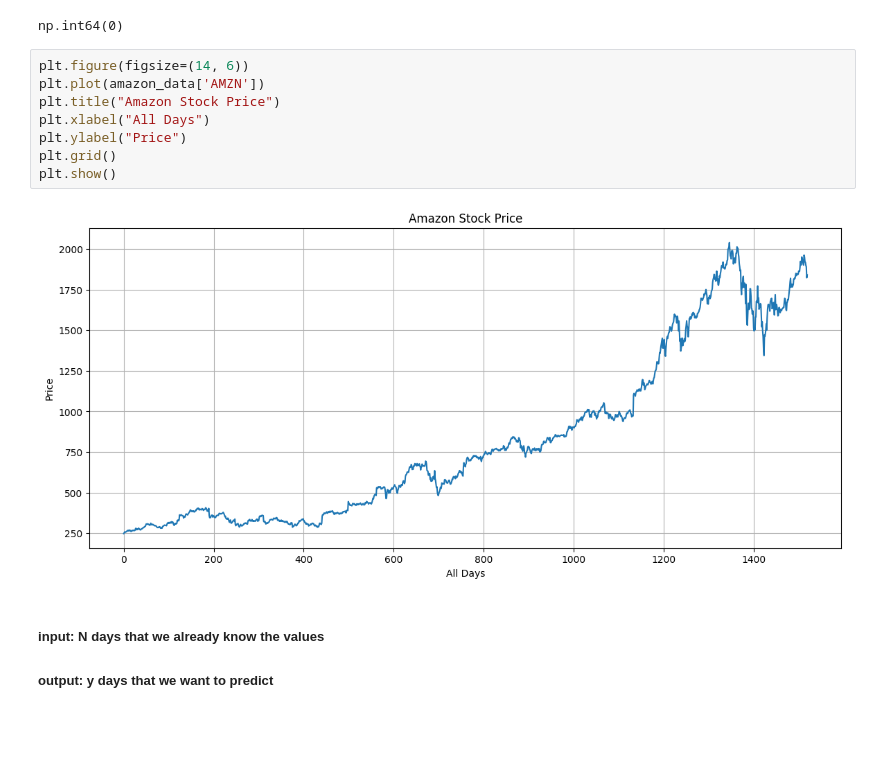
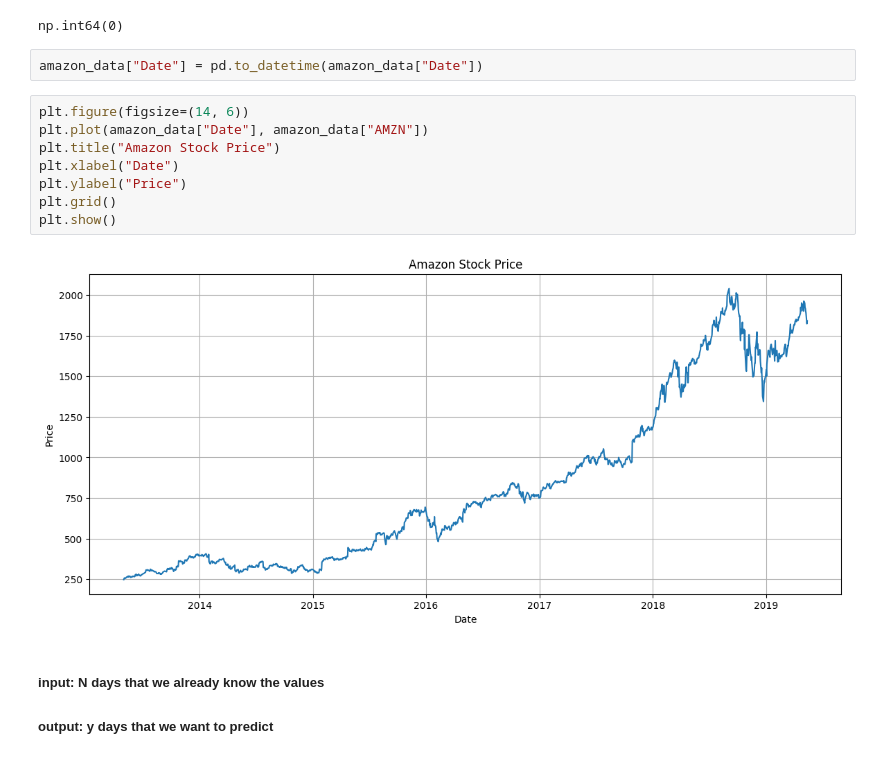
Before and after one commit to nilujafari/ML, a Jupyter notebook: deep_learning/stock_market_prediction/main_Amazon.ipynb, the cells around one changed output. Saved outputs shown, nothing was run; the diff lists cells and outputs as text; blank space fills up the shorter version.

```diff
--- a/deep_learning/stock_market_prediction/main_Amazon.ipynb
+++ b/deep_learning/stock_market_prediction/main_Amazon.ipynb
@@ -41,16 +41,18 @@ dtype: int64
 amazon_data.duplicated().sum()
 # %% [output]
 np.int64(0)
+# %%
+amazon_data["Date"] = pd.to_datetime(amazon_data["Date"])
 # %%
 plt.figure(figsize=(14, 6))
-plt.plot(amazon_data['AMZN'])
+plt.plot(amazon_data["Date"], amazon_data["AMZN"])
 plt.title("Amazon Stock Price")
-plt.xlabel("All Days")
+plt.xlabel("Date")
 plt.ylabel("Price")
 plt.grid()
 plt.show()
 # %% [output]
-[figure, old version]
+[figure, new version]
 # %% [markdown]
 ##### input: N days that we already know the values
 ##### output: y days that we want to predict
```
Also changed, not shown: parts of 41 cells of this notebook, 1 other file.
